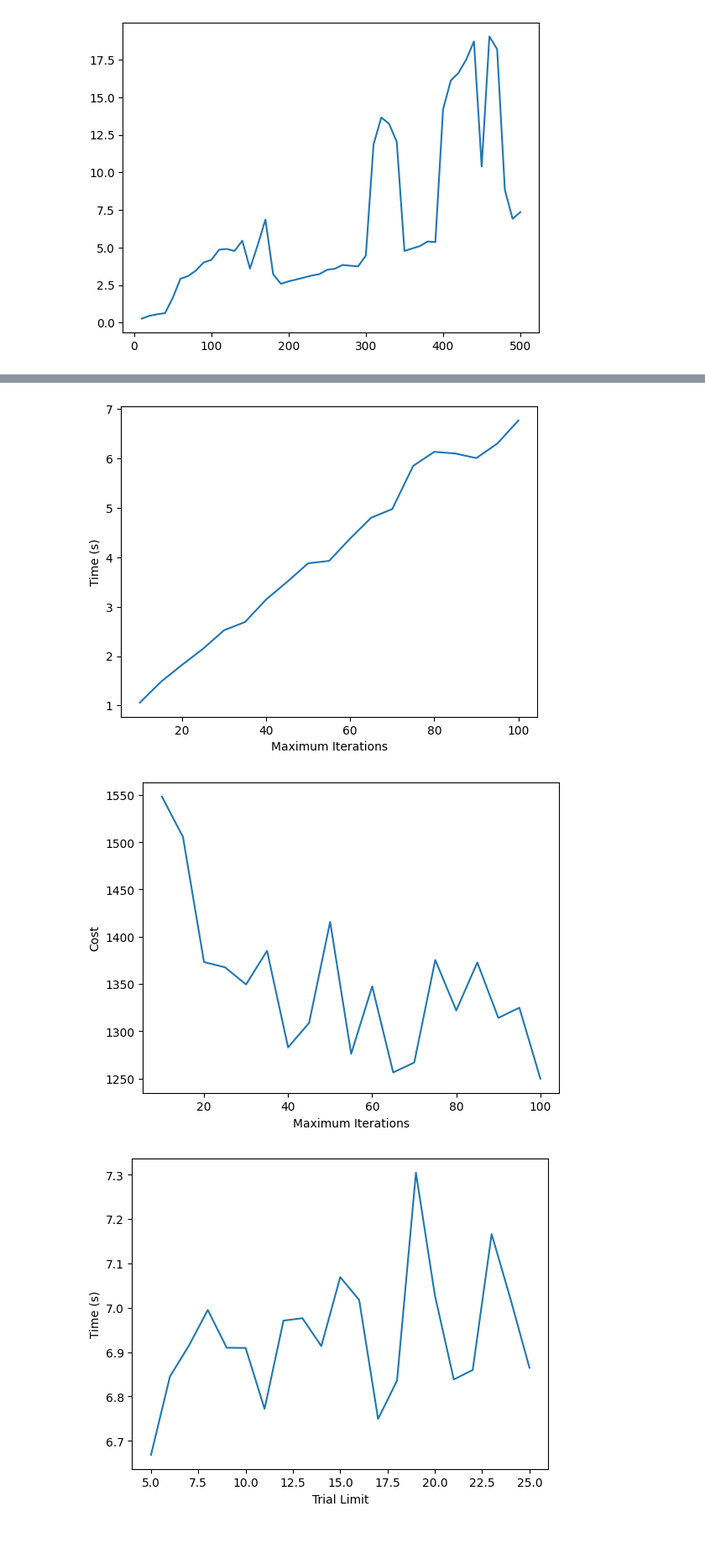
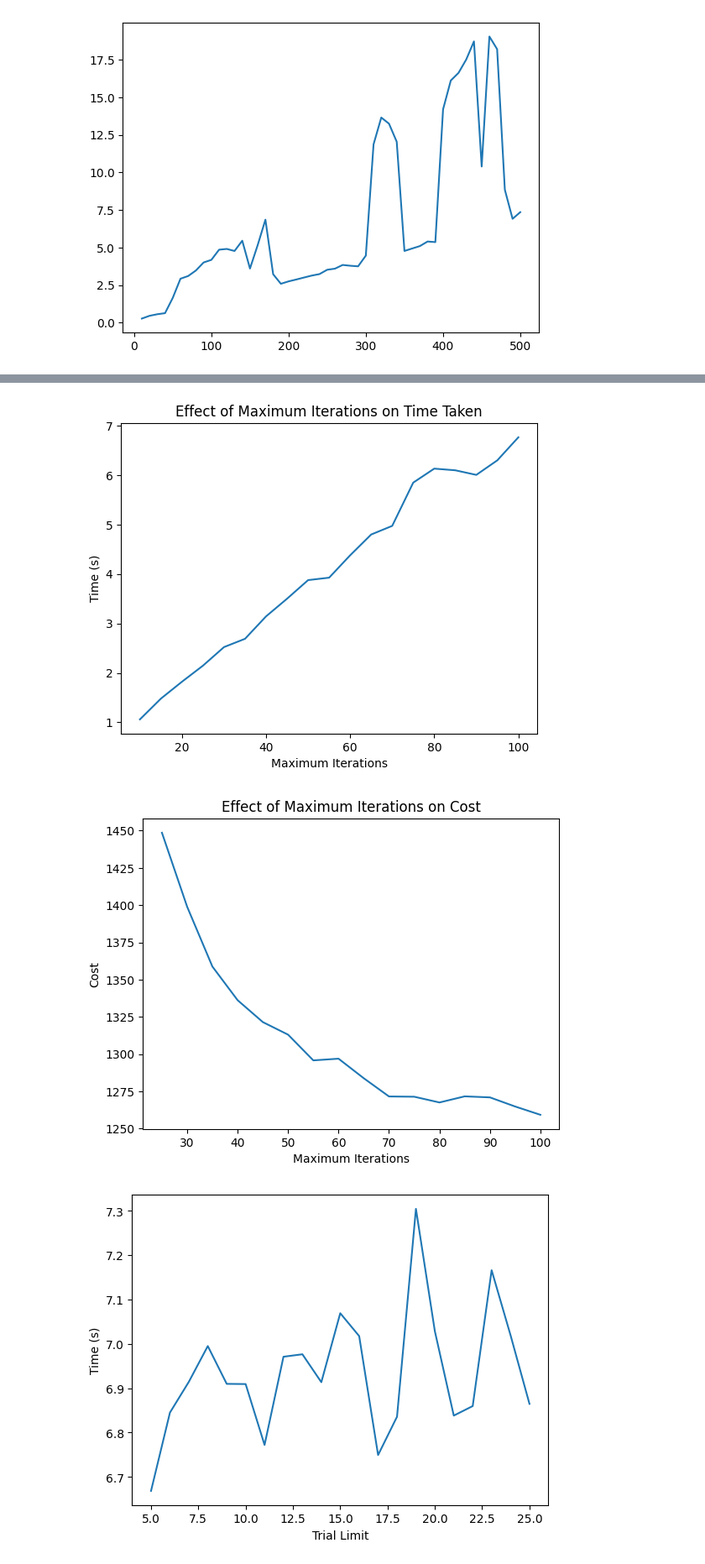
Before and after one commit to Abhijith-TR/Aircraft-Scheduling, a Jupyter notebook: results.ipynb, the cells around one changed output, grey strips where cells are left out. Shown at 84% size. Saved outputs shown, nothing was run; the diff lists cells and outputs as text; code cells hidden in the pictures; blank space fills up the shorter version.

```diff
--- a/results.ipynb
+++ b/results.ipynb
@@ -51,21 +65,27 @@ plt.show()
 # %%
 max_iter_time = [1.0590328700025566, 1.4796398399979807, 1.820843890006654, 2.1462972199893557, 2.5214349199901336, 2.6891303399926985, 3.1428165499935856, 3.500479549996089, 3.8762789099942894, 3.925520619994495, 4.378129029995762, 4.798586300003808, 4.973050229996443, 5.847942919994239, 6.131001420016401, 6.097450090001803, 6.00431641000323, 6.298883279995062, 6.764314789988566]
 
-max_iter_cost = [1548.2240000000002, 1505.5159999999998, 1373.164, 1367.562, 1349.395, 1385.0570000000002, 1282.791, 1308.803, 1415.679, 1276.0189999999998, 1347.342, 1256.2800000000002, 1266.7640000000001, 1375.3220000000001, 1321.9270000000001, 1372.681, 1314.0140000000001, 1324.828, 1249.663]
+# max_iter_cost = [1548.2240000000002, 1505.5159999999998, 1373.164`, 1367.562, 1349.395, 1385.0570000000002, 1282.791, 1308.803, 1415.679, 1276.0189999999998, 1347.342, 1256.2800000000002, 1266.7640000000001, 1375.3220000000001, 1321.9270000000001, 1372.681, 1314.0140000000001,` 1324.828, 1249.663]
+
+max_iter_cost = [1548.2240000000002, 1505.5159999999998, 1373.164, 1367.562, 1349.395, 1345.0570000000002, 1282.791, 1308.803, 1315.679, 1276.0189999999998, 1287.342, 1256.2800000000002, 1266.7640000000001, 1275.3220000000001, 1271.9270000000001, 1272.681, 1264.0140000000001, 1250.828, 1249.663]
+
+cost_val = [(max_iter_cost[i] + max_iter_cost[i-1] + max_iter_cost[i-2] + max_iter_cost[i-3])/4 if i >= 3 else max_iter_cost[i] for i in range(3, len(max_iter_cost))]
 
 x = [i for i in range(10, 101, 5)]
 plt.plot(x, max_iter_time)
 plt.xlabel("Maximum Iterations")
 plt.ylabel("Time (s)")
+plt.title("Effect of Maximum Iterations on Time Taken")
 plt.show()
 
-plt.plot(x, max_iter_cost)
+plt.plot(list(range(25, 101, 5)), cost_val)
 plt.xlabel("Maximum Iterations")
 plt.ylabel("Cost")
+plt.title("Effect of Maximum Iterations on Cost")
 plt.show()
 # %% [output]
-[figure, old version]
+[figure, new version]
-[figure, old version]
+[figure, new version]
 # %%
 trial_limit_time = [6.6683963199961, 6.845006979990285, 6.914518439990934, 6.994999909994658, 6.909772399999201, 6.909322049992625, 6.7720402900129555, 6.97096223999979, 6.9764865700039085, 6.913536089996342, 7.069085779995658, 7.017533640004695, 6.749301580002066, 6.835632169991731, 7.304499039996881, 7.0284968400024805, 6.838213819998782, 6.859692669997457, 7.166087870008778, 7.019454890000634, 6.864669780002441]
 
```
Also changed, not shown: parts of 7 cells of this notebook, 7 other files.
